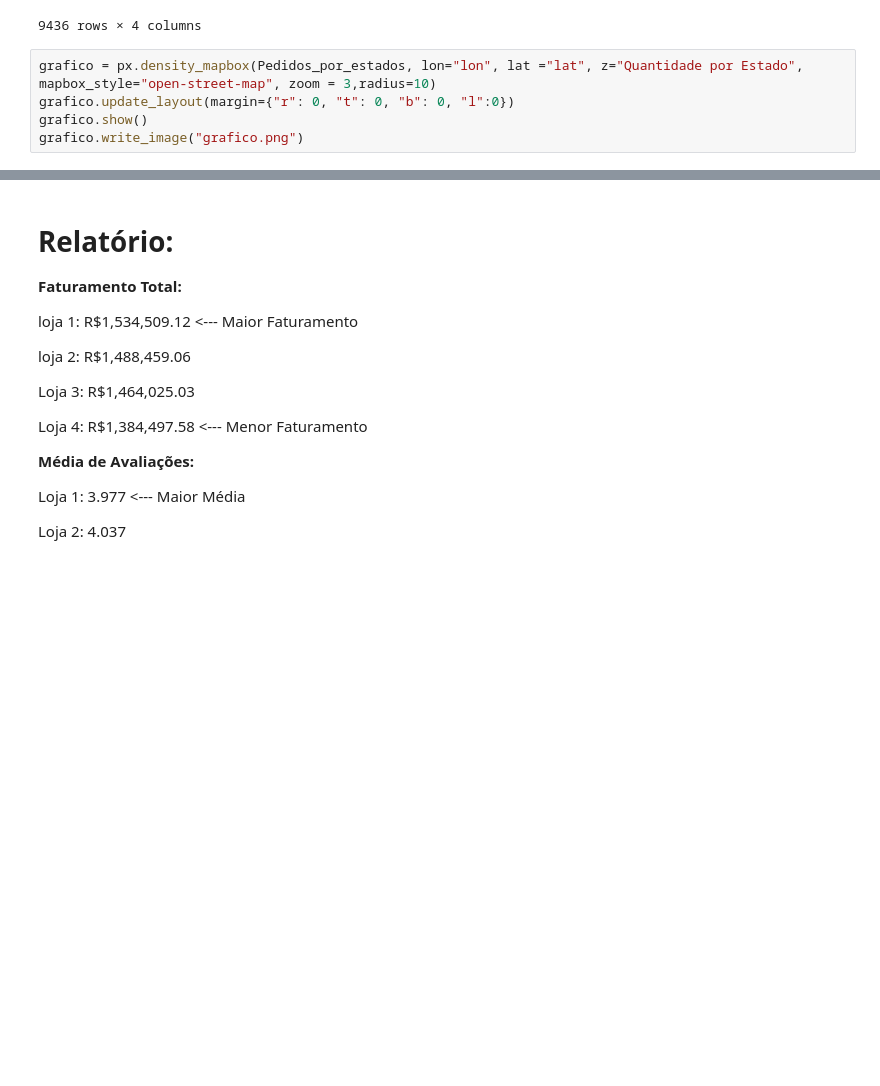
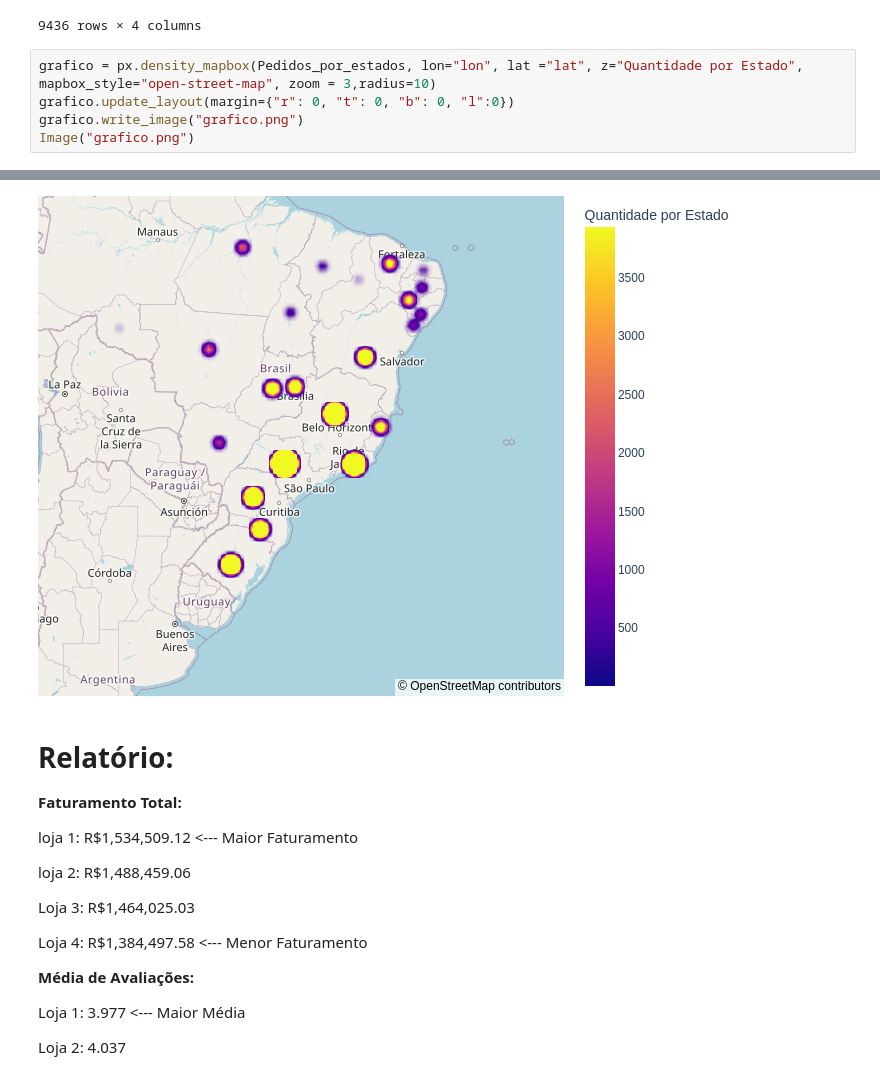
Before and after one commit to MaykonDias/Alura-Store-Challenge, a Jupyter notebook: Alura_challeger.ipynb, the cells around one changed output, grey strips where cells are left out. Cells and saved outputs as stored; diff of their text form; blank space fills up the shorter version.

```diff
--- a/Alura_challeger.ipynb
+++ b/Alura_challeger.ipynb
@@ -203,6 +205,6 @@ Pedidos_por_estados
 # %%
 grafico = px.density_mapbox(Pedidos_por_estados, lon="lon", lat ="lat", z="Quantidade por Estado", mapbox_style="open-street-map", zoom = 3,radius=10)
 grafico.update_layout(margin={"r": 0, "t": 0, "b": 0, "l":0})
-grafico.show()
 grafico.write_image("grafico.png")
+Image("grafico.png")
 # %% [output]
@@ -210,3 +211,4 @@ grafico.write_image("grafico.png")
+[figure, added]
 # %% [markdown]
 # **Relatório:**
 **Faturamento Total:**
```
Also changed, not shown: parts of 2 cells of this notebook.
